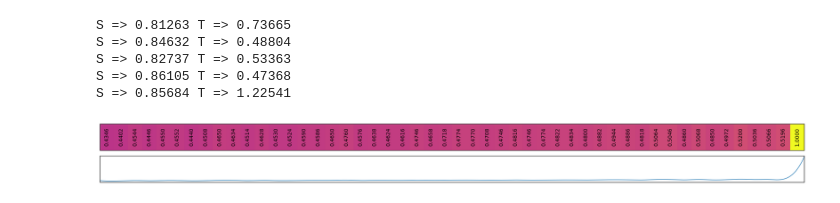
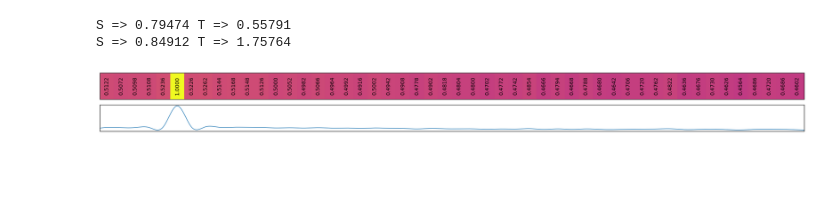
Before and after one commit to ignaciosica/hdc, a Jupyter notebook: papers/graph/graph.ipynb, the cells around one changed output. Cells and saved outputs as stored; diff of their text form; code cells hidden in the pictures; blank space fills up the shorter version.

```diff
--- a/papers/graph/graph.ipynb
+++ b/papers/graph/graph.ipynb
@@ -132,17 +128,17 @@ DATASET = load_dataset("graphs-datasets/MUTAG")["train"]
 from functools import partial
 import time
 
-FOLDS, REPS = 10, 5
-ALPHA, DIGITS, DIMENSIONS, STEP, N = 0.65, 4, 10000, 4, 1000
+FOLDS, REPS = 10, 3
+ALPHA, DIGITS, DIMENSIONS, STEP, N = 0.65, 4, 10000, 4, 2000
 CV = FOLDS
 # %%
 vs = hdvsc(N, DIMENSIONS, side=500, iter=1)
 # %%
 encoders = [
     partial(encode_graphe, dimensions=DIMENSIONS),
-    partial(encode_graphew, base=hdv(DIMENSIONS)),
-    partial(encode_graphv, dimensions=DIMENSIONS),
-    partial(encode_graphvw, base=hdv(DIMENSIONS)),
+    # partial(encode_graphew, base=hdv(DIMENSIONS)),
+    # partial(encode_graphv, dimensions=DIMENSIONS),
+    # partial(encode_graphvw, base=hdv(DIMENSIONS)),
     partial(encode_graphvc, vs=vs),
 ]
 
@@ -165,13 +161,19 @@ def main():
         )
 
 
+def predict():
+    for encoder in encoders:
+        clf = GraphClassifier(encoder, alpha=ALPHA, digits=DIGITS, step=STEP)
+        clf.fit(graphs[:150], labels[:150])
+        print(clf.predict(graphs[150:]))
+        print(labels[150:])
+
+
 main()
+# predict()
 # %% [output]
-S => 0.81263 T => 0.73665
-S => 0.84632 T => 0.48804
-S => 0.82737 T => 0.53363
-S => 0.86105 T => 0.47368
-S => 0.85684 T => 1.22541
+S => 0.79474 T => 0.55791
+S => 0.84912 T => 1.75764
 # %%
 import matplotlib.pyplot as plt
 import matplotlib as mpl
@@ -188,32 +190,32 @@ def similarity_heatmap(xs, targets, round=2):
         sims = []
 
         for x in xs:
             sims.append(cosim(targets[n], x))
 
         xaxis = [x + 0.5 for x in range(len(xs))]
         X_Y_Spline = make_interp_spline(xaxis, sims)
         plt.xticks([]), plt.yticks([])
         plt.xlim(xmin=0, xmax=len(xs))
         X_ = np.linspace(0, len(xs), len(xs) * 16 * 2)
         Y_ = X_Y_Spline(X_)
         plt.plot(X_, Y_, linewidth=1)
 
         plt.subplot(len(targets) * 2, 1, n + 1)
         plt.yticks([]), plt.xticks([])
         plt.pcolormesh([sims] * 1, cmap="plasma", norm=norm)
         if round >= 0:
             for i in range(len(xs)):
                 plt.text(
                     i + 0.5,
                     0 + 0.5,
                     f"%.{round}f" % sims[i],
                     ha="center",
                     va="center",
                     rotation="vertical",
                 )
     plt.show()
 
 
-similarity_heatmap(vs[:50], [vs[49]], round=4)
+similarity_heatmap(vs[:50], [vs[5]], round=4)
 # %% [output]
-[figure, old version]
+[figure, new version]
```
Also changed, not shown: parts of 3 cells of this notebook, 2 other files.
